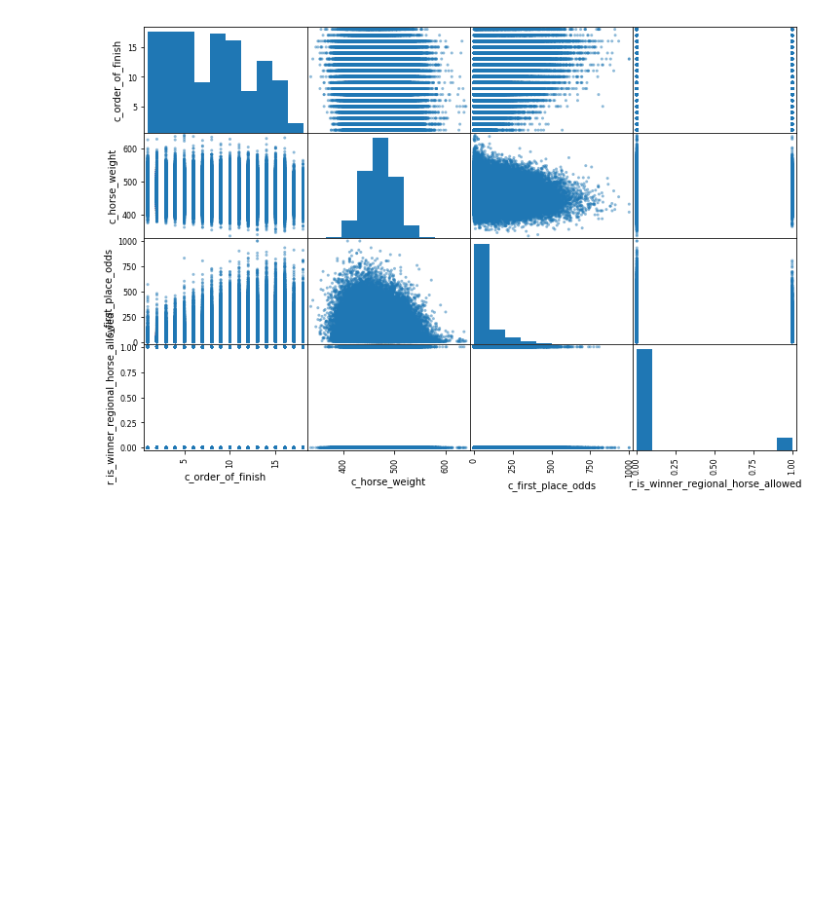
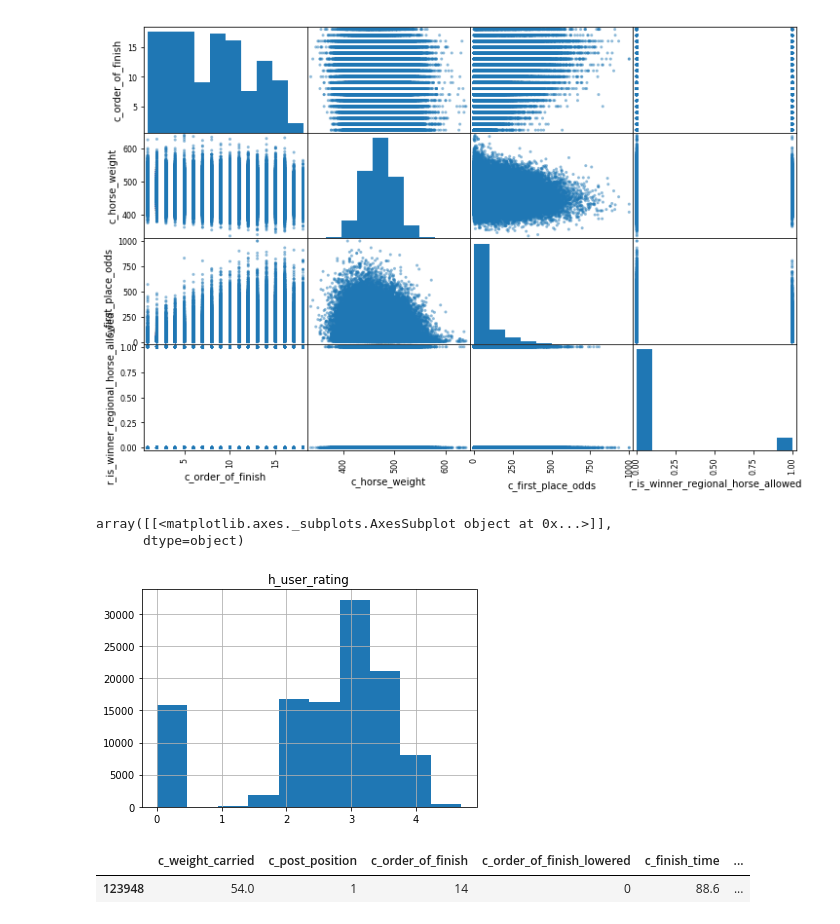
Before and after one commit to hankehly/netkeiba, a Jupyter notebook: notebooks/exploration.ipynb, the cells around one changed output. Cells and saved outputs as stored; diff of their text form; code cells hidden in the pictures; blank space fills up the shorter version.

```diff
--- a/notebooks/exploration.ipynb
+++ b/notebooks/exploration.ipynb
@@ -16,22 +16,20 @@ np.random.seed(42)
 # %%
 from scripts.utils import read_netkeiba
 
-df = read_netkeiba().drop(columns=[
+identifier_cols = [
     'c_id',
     'r_id',
     'h_id',
     'j_id',
     't_id',
     'r_key',
-    'r_url',
     'h_key',
-    'h_url',
     'j_key',
-    'j_url',
     't_key',
-    't_url',
     'r_date'
-])
+]
+
+df = read_netkeiba().drop(columns=identifier_cols)
 # %%
 df.head()
 # %% [output]
@@ -131,3 +129,16 @@ array([[<matplotlib.axes._subplots.AxesSubplot object at 0x...>,
         <matplotlib.axes._subplots.AxesSubplot object at 0x...>]],
       dtype=object)
 [figure]
+# %%
+# user rating is unreliable
+df.hist('h_user_rating')
+# %% [output]
+array([[<matplotlib.axes._subplots.AxesSubplot object at 0x...>]],
+      dtype=object)
+[figure, added]
+# %%
+# 48kgも減ったなんて。体調不良じゃないのか？
+df[df.c_horse_weight_diff == df.c_horse_weight_diff.min()]
+# %% [output]
+|  | c_weight_carried | c_post_position | c_order_of_finish | c_order_of_finish_lowered | c_finish_time | ... |
+| 123948 | 54.0 | 1 | 14 | 0 | 88.6 | ... |
```
Also changed, not shown: 1 other file.
